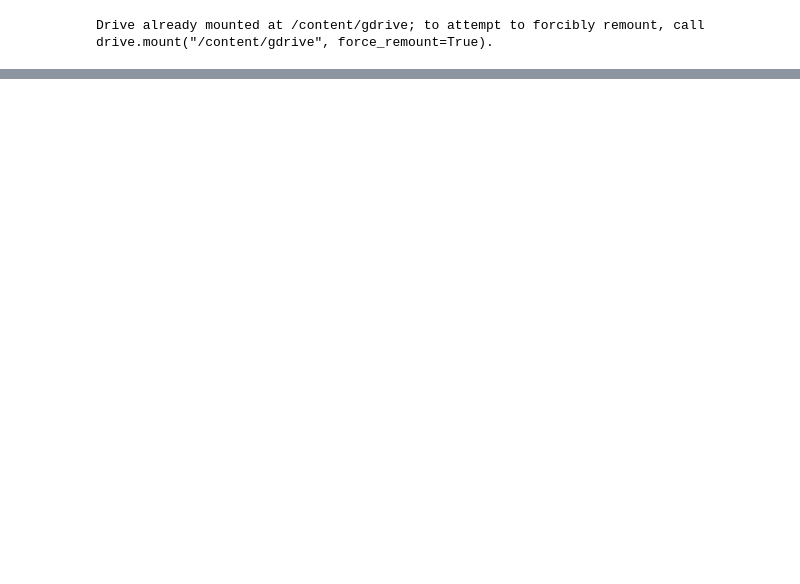
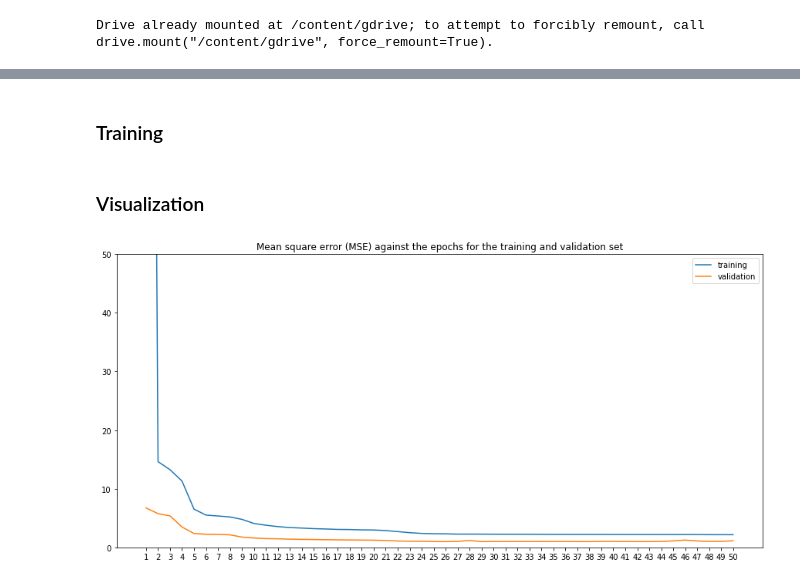
Before and after one commit to PascalJD/IFT6756, a Jupyter notebook: main.ipynb, the cells around one changed output, grey strips where cells are left out. Saved outputs shown, nothing was run; the diff lists cells and outputs as text; code cells hidden in the pictures; blank space fills up the shorter version.

```diff
--- a/main.ipynb
+++ b/main.ipynb
@@ -102,0 +151,21 @@ def main(args):
+# %%
+# Experiment's details
+args = Arguments_ae(batch_size=16,
+                    input_dim=9,
+                    latent_dim=64,
+                    hidden=(9,16,32),
+                    lr=1e-3,
+                    epochs=50,
+                    device="cuda")
+# %%
+# DataLoader
+train_loader = DataLoader(train_tensor,
+                              batch_size=args.batch_size,
+                              shuffle=False)
+val_loader = DataLoader(val_tensor,
+                            batch_size=args.batch_size,
+                            shuffle=False)
+# %%
+# Model
+autoencoder = Autoencoder(args)
+print(autoencoder)
@@ -102,0 +190,21 @@ def main(args):
+# %% [markdown]
+### Training
+# %%
+# Training
+optimizer = torch.optim.Adam(autoencoder.parameters(), lr=args.lr)
+train_autoencoder(autoencoder, train_loader, val_loader, optimizer, args)
+# %% [markdown]
+### Visualization
+# %%
+# Plot validation and training losses
+epochs = range(1, args.epochs+1)
+plt.figure(figsize=(15, 7))
+plt.title("Mean square error (MSE) against the epochs for the training and validation set")
+plt.plot(epochs, autoencoder.logs["train loss"], label="training")
+plt.plot(epochs, autoencoder.logs["val loss"], label="validation")
+plt.xticks(epochs)
+plt.ylim((0, 50))
+plt.legend(loc=1)
+plt.show()
+# %% [output]
+[figure, added]
```
Also changed, not shown: parts of 19 cells of this notebook, 6 other files.
